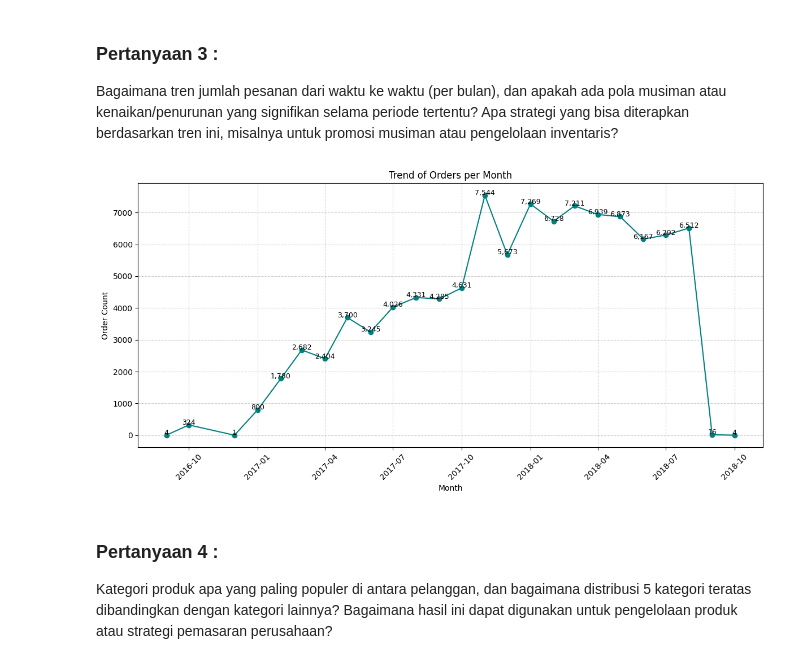
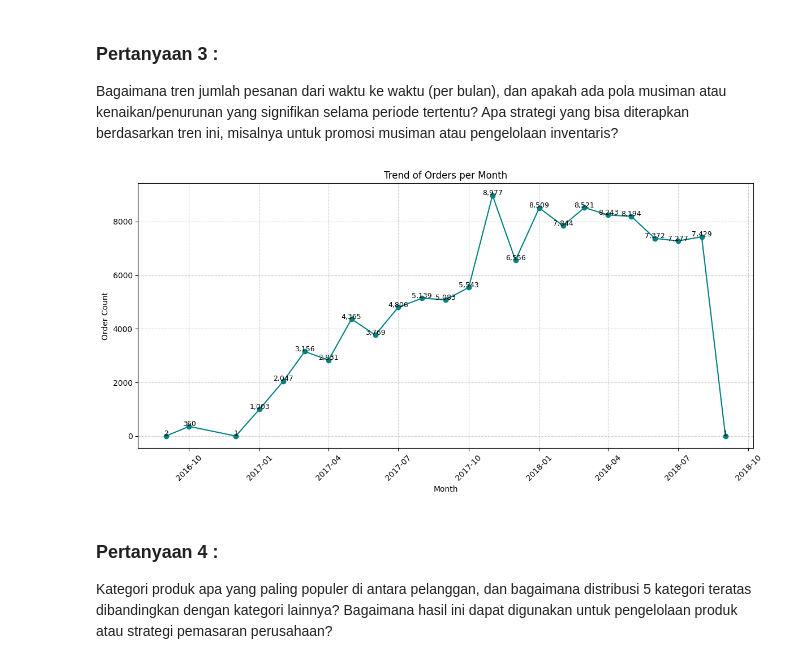
Before and after one commit to fiyandamamuri/e-commerce_public_datasets_analysis, a Jupyter notebook: notebook.ipynb, the cells around one changed output. Cells and saved outputs as stored; diff of their text form; code cells hidden in the pictures.

```diff
--- a/notebook.ipynb
+++ b/notebook.ipynb
@@ -553,2 +593,5 @@ df_geolocation Duplicates After Cleaning: 0
+# %%
+# Load dataset
+df = pd.read_csv("dashboard/datasets_cleaned.csv")
 # %% [markdown]
 **Insight:**
@@ -673,9 +706,12 @@ Name: count, dtype: int64
 # %% [markdown]
 ### Tren Waktu (Pesanan per Bulan)
 # %%
-df_orders['order_purchase_timestamp'] = pd.to_datetime(df_orders['order_purchase_timestamp'])
+# Konversi kolom order_purchase_timestamp ke datetime
+df['order_purchase_timestamp'] = pd.to_datetime(df['order_purchase_timestamp'])
+
+# Menghitung jumlah pesanan per bulan
 orders_by_month = (
-    df_orders['order_purchase_timestamp']
+    df['order_purchase_timestamp']
     .dt.to_period('M')
     .value_counts()
     .sort_index()
@@ -684,6 +720,17 @@ orders_by_month = (
 # Tampilkan hasil
 print("\nTren Pesanan per Bulan:")
 print(orders_by_month)
+# Menghitung jumlah pesanan per bulan
+orders_by_month = (
+    df['order_purchase_timestamp']
+    .dt.to_period('M')
+    .value_counts()
+    .sort_index()
+)
+
+# Tampilkan hasil
+print("\nTren Pesanan per Bulan:")
+print(orders_by_month)
 # %% [output]
 Tren Pesanan per Bulan:
 order_purchase_timestamp
@@ -760,37 +823,39 @@ plt.show()
 ### Pertanyaan 3 :
 Bagaimana tren jumlah pesanan dari waktu ke waktu (per bulan), dan apakah ada pola musiman atau kenaikan/penurunan yang signifikan selama periode tertentu? Apa strategi yang bisa diterapkan berdasarkan tren ini, misalnya untuk promosi musiman atau pengelolaan inventaris?
 # %%
-# Trend Orders by Month
-df_orders['order_purchase_timestamp'] = pd.to_datetime(df_orders['order_purchase_timestamp'])
+# Konversi kolom order_purchase_timestamp ke datetime
+df['order_purchase_timestamp'] = pd.to_datetime(df['order_purchase_timestamp'])
+
+# Menghitung jumlah pesanan per bulan
 orders_by_month = (
-    df_orders['order_purchase_timestamp']
+    df['order_purchase_timestamp']
     .dt.to_period('M')
     .value_counts()
     .sort_index()
 )
 
 # Konversi ke DataFrame
 orders_by_month_df = orders_by_month.reset_index()
 orders_by_month_df.columns = ['Month', 'Order Count']
 orders_by_month_df['Month'] = orders_by_month_df['Month'].dt.to_timestamp()
 
 # Visualisasi Line Chart dengan Matplotlib
 plt.figure(figsize=(12, 6))
 plt.plot(orders_by_month_df['Month'], orders_by_month_df['Order Count'], marker='o', linestyle='-', color='teal')
 
 # Menambahkan detail jumlah pada titik-titik data
 for i, row in orders_by_month_df.iterrows():
     plt.text(row['Month'], row['Order Count'] + 10, f"{row['Order Count']:,}", ha='center', fontsize=9)
 
 plt.title('Trend of Orders per Month')
 plt.xlabel('Month')
 plt.ylabel('Order Count')
 plt.grid(True, linestyle='--', alpha=0.6)
 plt.xticks(rotation=45)
 plt.tight_layout()
 plt.show()
 # %% [output]
-[figure, old version]
+[figure, new version]
 # %% [markdown]
 ### Pertanyaan 4 :
 Kategori produk apa yang paling populer di antara pelanggan, dan bagaimana distribusi 5 kategori teratas dibandingkan dengan kategori lainnya? Bagaimana hasil ini dapat digunakan untuk pengelolaan produk atau strategi pemasaran perusahaan?
```
Also changed, not shown: parts of 40 cells of this notebook, 8 other files.
